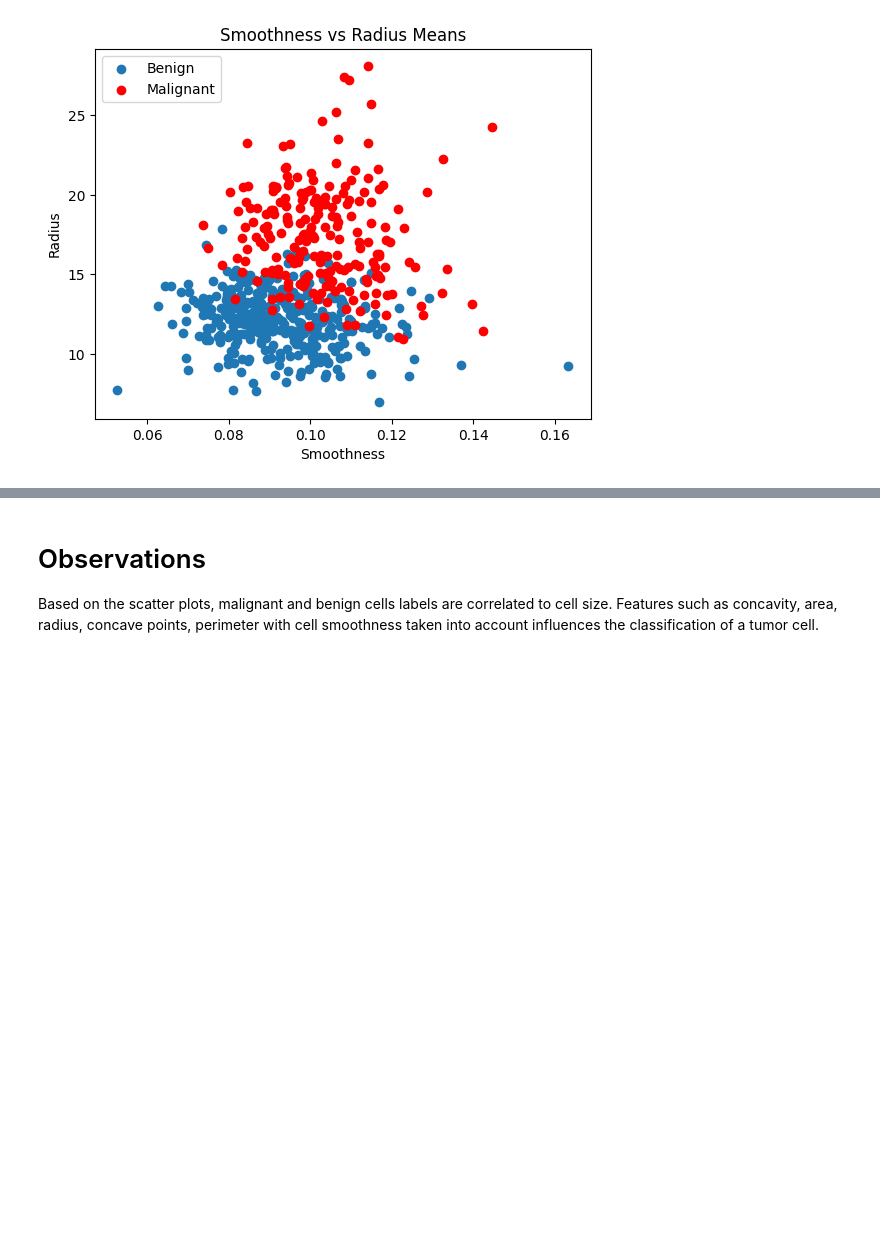
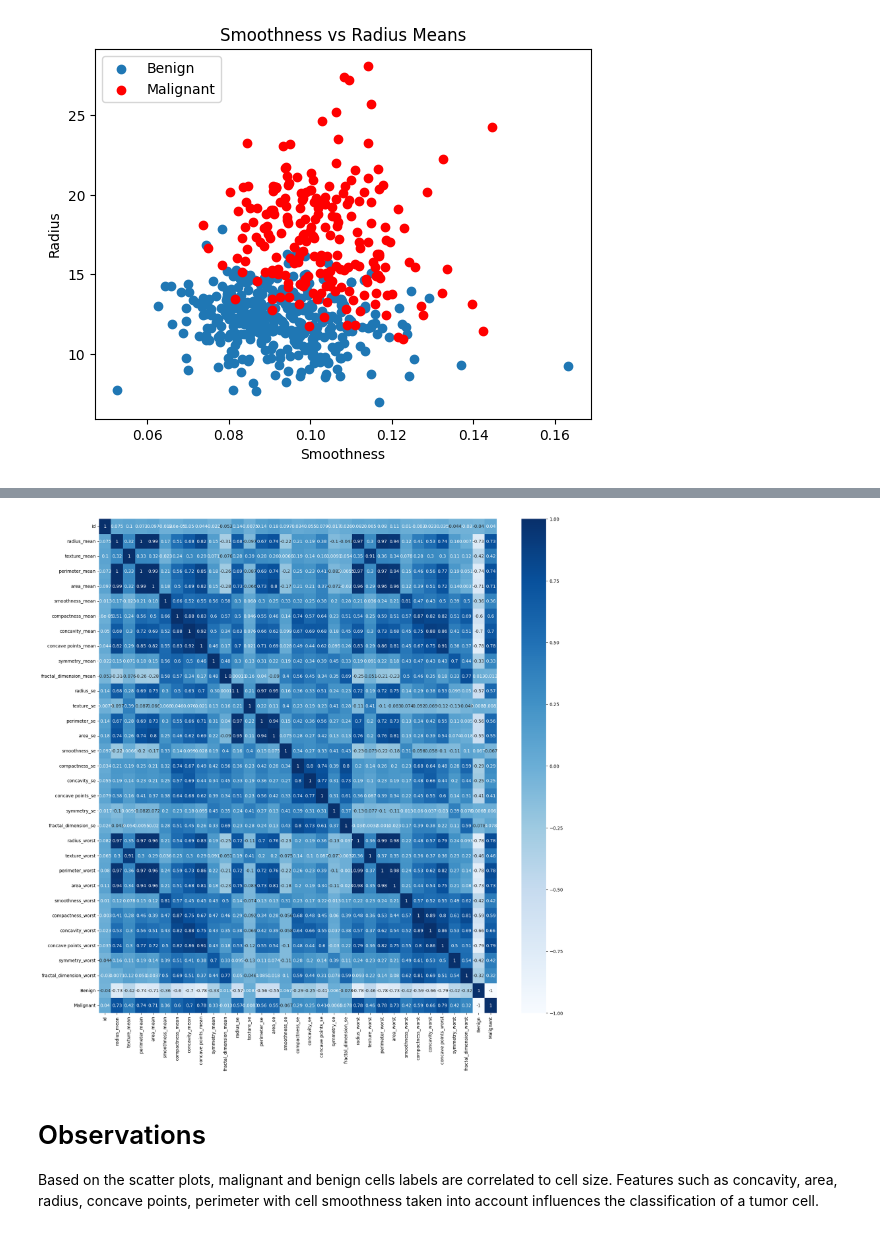
Before and after one commit to AR615598/Classifying_Cancer_Cells, a Jupyter notebook: cancer_cell_classification.ipynb, the cells around one changed output, grey strips where cells are left out. Saved outputs shown, nothing was run; the diff lists cells and outputs as text; code cells hidden in the pictures; blank space fills up the shorter version.

Commit message:
More EDA using covariance matrix and correlation

```diff
--- a/cancer_cell_classification.ipynb
+++ b/cancer_cell_classification.ipynb
@@ -253,3 +440,10 @@ plt.show()
+# %%
+# cross examine with correlation
+plt.figure(figsize=(20,20))
+sns.heatmap(cc.corr(),cbar=True,annot=True,cmap='Blues')
+plt.show()
+# %% [output]
+[figure, added]
 # %% [markdown]
 # Observations
 
```
Also changed, not shown: parts of 12 cells of this notebook.
